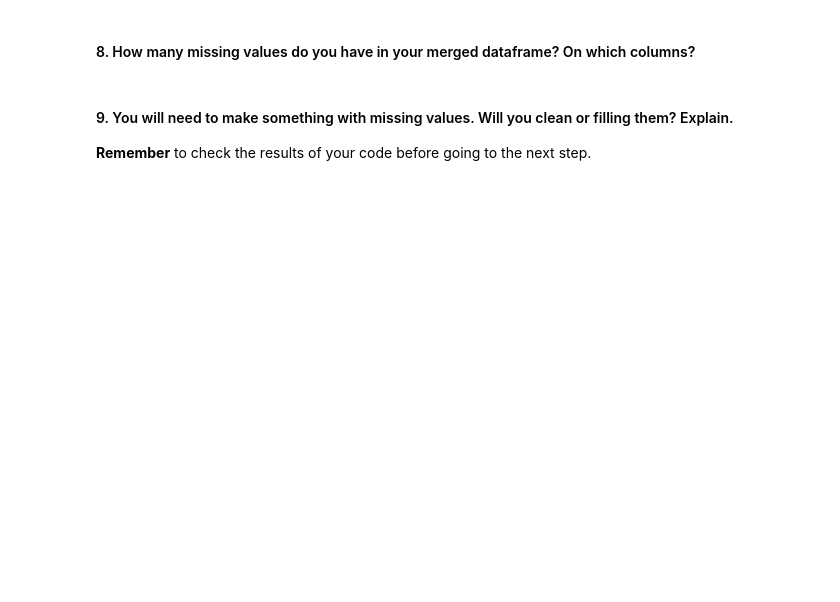
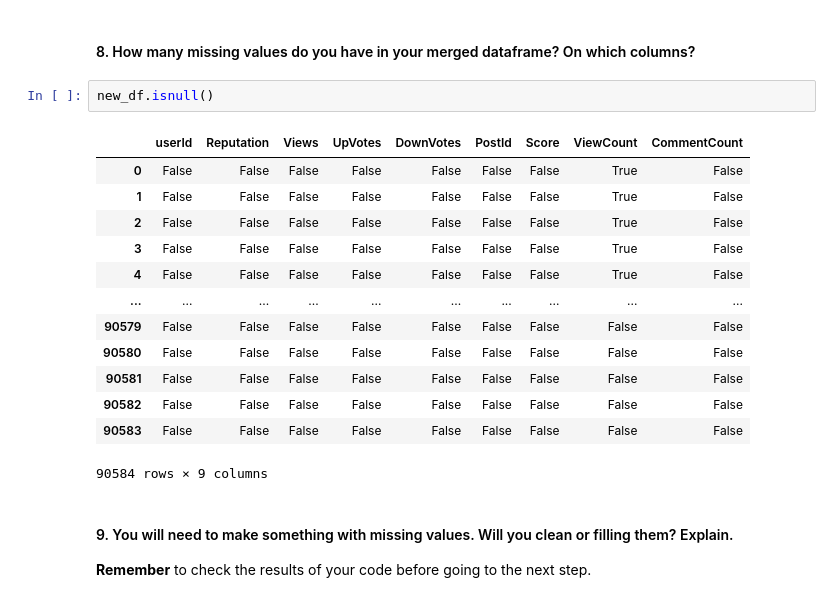
Before and after one commit to ta-data-bcn/lab-data-cleaning, a Jupyter notebook: your-code/main.ipynb, the cells around one changed output. Cells and saved outputs as stored; diff of their text form; blank space fills up the shorter version.

```diff
--- a/your-code/main.ipynb
+++ b/your-code/main.ipynb
@@ -20,5 +126,21 @@ You will need to make a [merge](https://pandas.pydata.org/pandas-docs/stable/gen
 # %% [markdown]
 #### 8. How many missing values do you have in your merged dataframe? On which columns?
+# %%
+new_df.isnull()
+# %% [output]
+|  | userId | Reputation | Views | UpVotes | DownVotes | PostId | Score | ViewCount | CommentCount |
+| 0 | False | False | False | False | False | False | False | True | False |
+| 1 | False | False | False | False | False | False | False | True | False |
+| 2 | False | False | False | False | False | False | False | True | False |
+| 3 | False | False | False | False | False | False | False | True | False |
+| 4 | False | False | False | False | False | False | False | True | False |
+| ... | ... | ... | ... | ... | ... | ... | ... | ... | ... |
+| 90579 | False | False | False | False | False | False | False | False | False |
+| 90580 | False | False | False | False | False | False | False | False | False |
+| 90581 | False | False | False | False | False | False | False | False | False |
+| 90582 | False | False | False | False | False | False | False | False | False |
+| 90583 | False | False | False | False | False | False | False | False | False |
+90584 rows × 9 columns
 # %% [markdown]
 #### 9. You will need to make something with missing values.  Will you clean or filling them? Explain.
 **Remember** to check the results of your code before going to the next step.
```
Also changed, not shown: parts of 10 cells of this notebook.
